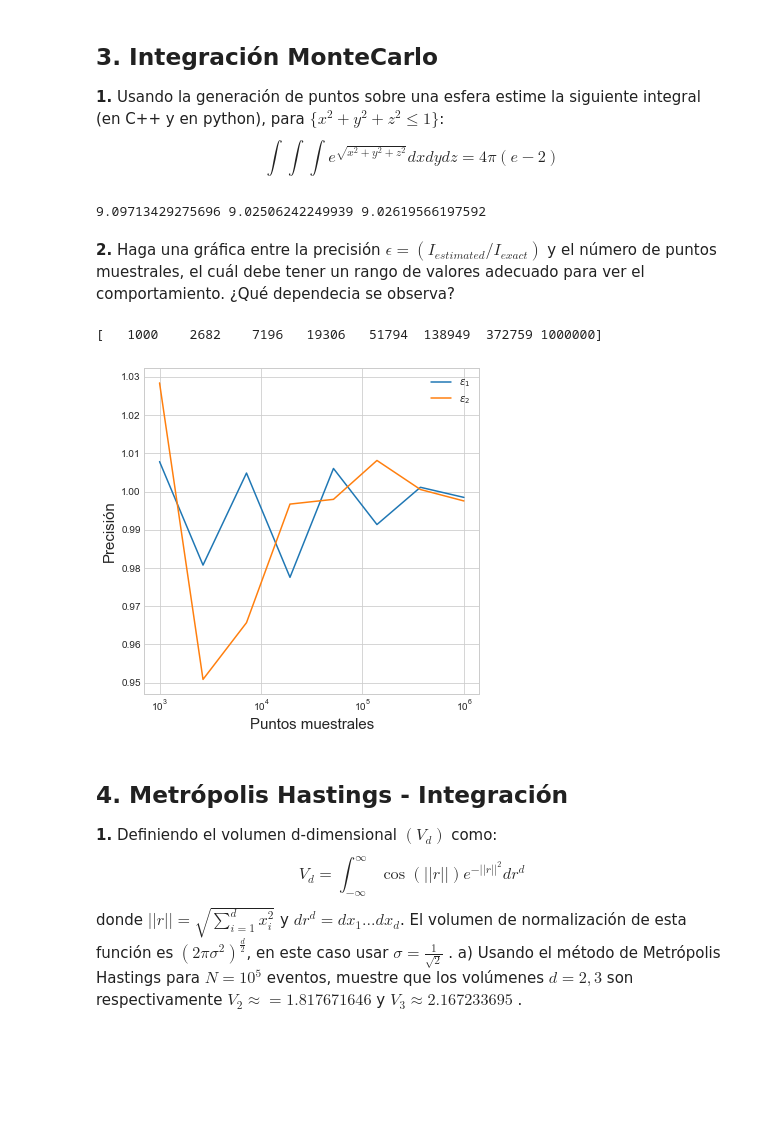
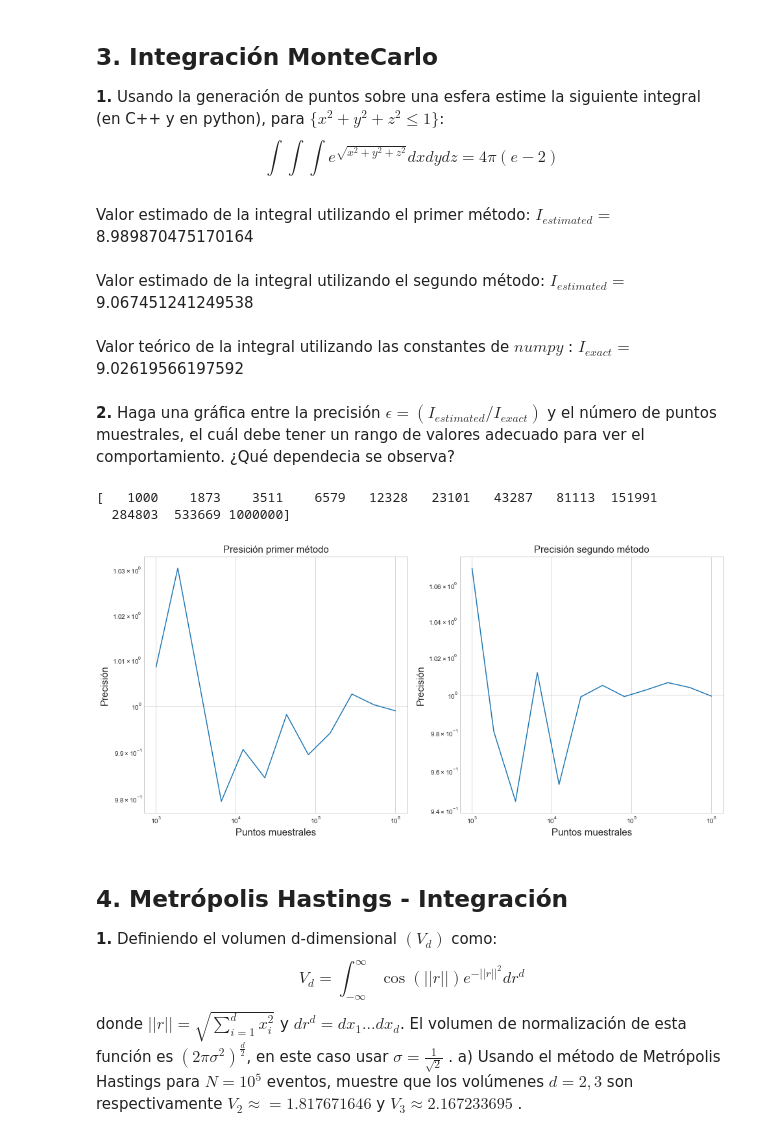
Before and after one commit to PachoDp13/Metodos_Computacionales, a Jupyter notebook: Talleres/Taller 2/Taller 2.ipynb, the cells around one changed output. Drawn from its saved outputs; the diff is of its cells as text; code cells hidden in the pictures; blank space fills up the shorter version.

```diff
--- a/Talleres/Taller 2/Taller 2.ipynb
+++ b/Talleres/Taller 2/Taller 2.ipynb
@@ -183,14 +171,14 @@ def f(r,theta):
     return (r**2)*np.exp(r)*np.sin(theta)
 limits = (np.pi)*(2*np.pi)
 
-#Método 1: Integración directa de Montecarlo
+#Método 1: Integración directa de Montecarlo.
 def IntegralMC1(Npoints_ = int(1e4), R_ = 1):
     R = np.random.rand(Npoints_)
     Theta = np.random.rand(Npoints_)*np.pi
     F= f(R,Theta)
     return np.average(F)*limits
 
-#Método 2: Integración con método de aceptación y rechazo
+#Método 2: Integración con método de aceptación y rechazo.
 def IntegralMC2(Npoints_ = int(1e4), R_ = 1):
     R = np.random.rand(Npoints_)
     Theta = np.random.rand(Npoints_)*np.pi
@@ -209,19 +197,27 @@ def IntegralMC2(Npoints_ = int(1e4), R_ = 1):
     Eff = Ninside/float(Npoints_)
     return Max*Eff*limits
 
+#Calculamos la integral utilizando ambos métodos.
+
 Npoints = 1e5
 R = 1
 MC1I , MC2I = IntegralMC1(int(Npoints),R),IntegralMC2(int(Npoints),R)
 IntegralReal = 4*np.pi*(np.exp(1)-2)
 
-print(MC1I,MC2I ,IntegralReal )
+display(Latex('Valor estimado de la integral utilizando el primer método: ' + r'$I_{estimated} =$'+str(MC1I) ) )
+display(Latex('Valor estimado de la integral utilizando el segundo método: ' + r'$I_{estimated} =$'+str(MC2I) ) )
+display(Latex('Valor teórico de la integral utilizando las constantes de $numpy$ : ' + r'$I_{exact} =$'+str(IntegralReal) ) )
 # %% [output]
-9.09713429275696 9.02506242249939 9.02619566197592
+Valor estimado de la integral utilizando el primer método: $I_{estimated} =$8.989870475170164
+Valor estimado de la integral utilizando el segundo método: $I_{estimated} =$9.067451241249538
+Valor teórico de la integral utilizando las constantes de $numpy$ : $I_{exact} =$9.02619566197592
 # %% [markdown]
 **2.** Haga una gráfica entre la precisión $\epsilon = (I_{estimated}/I_{exact})$ y el número de puntos muestrales, el cuál debe tener
 un rango de valores adecuado para ver el comportamiento. ¿Qué dependecia se observa?
 # %%
-Npoints = np.int_(np.logspace(3,6,8))
+#Ahora calculamos la precisión para varios estimativos utilizando distintos número de puntos muestrales.
+
+Npoints = np.int_(np.logspace(3,6,12))
 print(Npoints)
 e1 , e2 = [],[]
 for i in Npoints:
@@ -229,20 +225,35 @@ for i in Npoints:
     e1.append(MC1I/IntegralReal)
     e2.append(MC2I/IntegralReal)
 # %% [output]
-[   1000    2682    7196   19306   51794  138949  372759 1000000]
+[   1000    1873    3511    6579   12328   23101   43287   81113  151991
+  284803  533669 1000000]
-# %%
-fig = plt.figure( figsize=(6,6) )
-plt.plot(Npoints,e1, label=r'$\varepsilon_{1}$')
-plt.plot(Npoints,e2, label=r'$\varepsilon_{2}$')
-
-plt.legend(loc='best')
-plt.xscale('log')
-plt.xlabel('Puntos muestrales', fontsize=15)
-plt.ylabel('Precisión', fontsize=15)
-
-plt.show()
-# %% [output]
-[figure, removed]
+# %%
+#Graficamos para evidenciar la dependencia.
+
+fig = plt.figure(figsize=(16,16))
+ax1= fig.add_subplot(2,2,1)
+ax2= fig.add_subplot(2,2,2)
+
+ax1.plot(Npoints,e1, label=r'$\varepsilon_{1}$')
+ax1.set_yscale('log')
+ax1.set_xscale('log')
+ax1.set_xlabel('Puntos muestrales', fontsize=15)
+ax1.set_ylabel('Precisión', fontsize=15)
+ax2.plot(Npoints,e2, label=r'$\varepsilon_{2}$')
+ax2.set_yscale('log')
+ax2.set_xscale('log')
+ax2.set_xlabel('Puntos muestrales', fontsize=15)
+ax2.set_ylabel('Precisión', fontsize=15)
+
+ax1.set_title("Presición primer método", fontsize = "15")
+
+ax2.set_title("Precisión segundo método", fontsize = "15")
+
+
+plt.style.use('seaborn-whitegrid')
+plt.show()
+# %% [output]
+[figure, added]
 # %% [markdown]
 ## 4. Metrópolis Hastings - Integración
 **1.** Definiendo el volumen d-dimensional $(V_{d})$ como:
```
Also changed, not shown: parts of 26 cells of this notebook.
